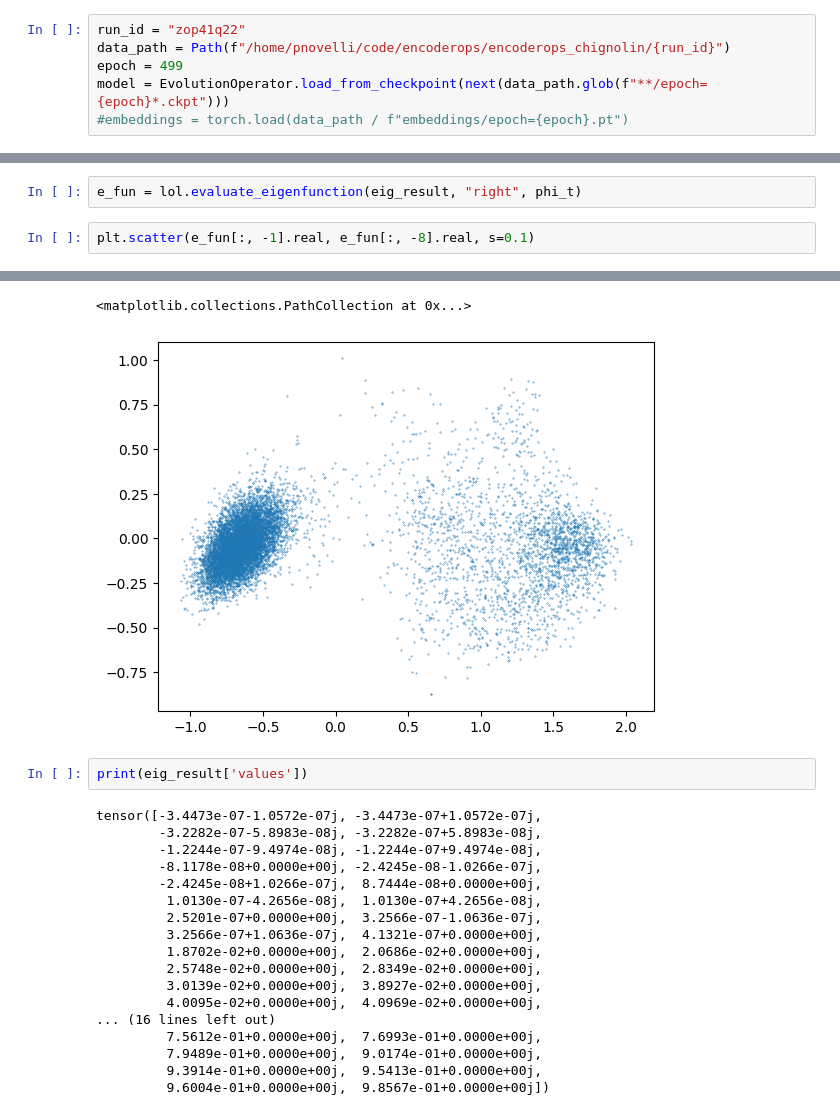
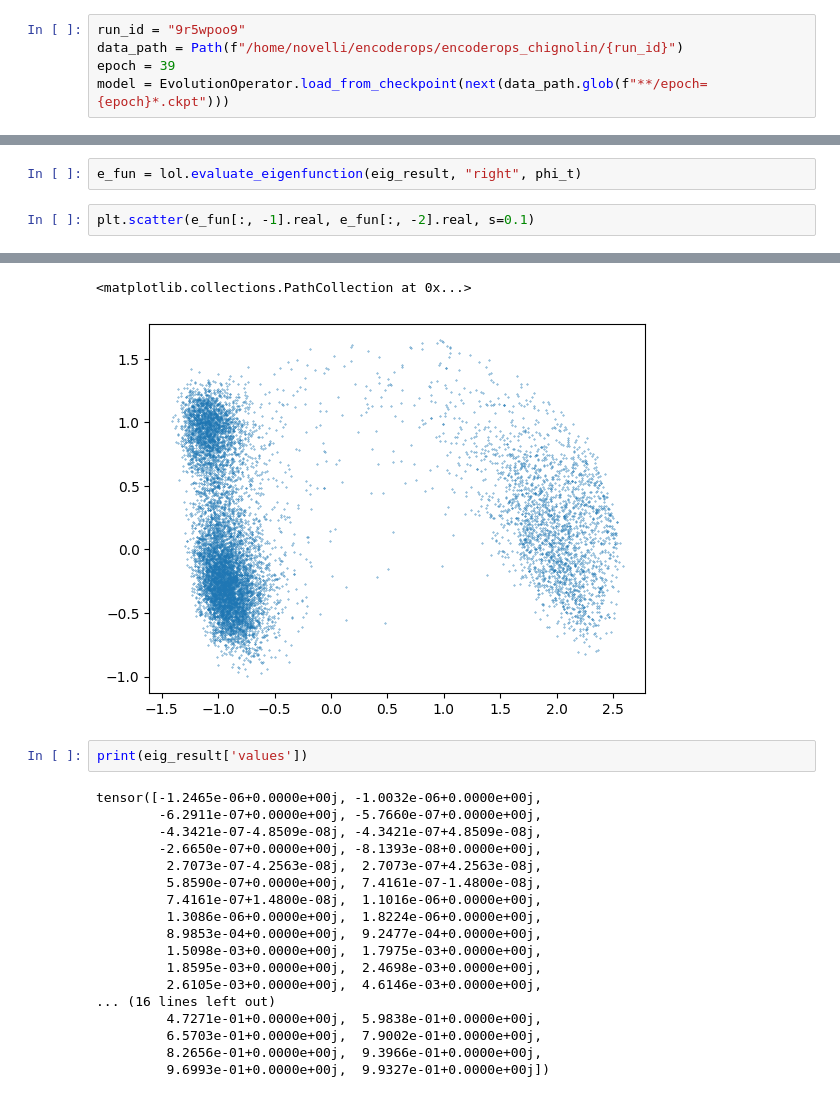
Before and after one commit to pietronvll/encoderops, a Jupyter notebook: scratch.ipynb, the cells around one changed output, grey strips where cells are left out. Drawn from its saved outputs; the diff is of its cells as text.

```diff
--- a/scratch.ipynb
+++ b/scratch.ipynb
@@ -6,11 +6,10 @@ from src.model import EvolutionOperator
 import linear_operator_learning.nn as lol
 treescope.basic_interactive_setup()
 # %%
-run_id = "zop41q22"
-data_path = Path(f"/home/pnovelli/code/encoderops/encoderops_chignolin/{run_id}")
-epoch = 499
+run_id = "9r5wpoo9"
+data_path = Path(f"/home/novelli/encoderops/encoderops_chignolin/{run_id}")
+epoch = 39
 model = EvolutionOperator.load_from_checkpoint(next(data_path.glob(f"**/epoch={epoch}*.ckpt")))
-#embeddings = torch.load(data_path / f"embeddings/epoch={epoch}.pt")
 # %%
 import os
 import pickle
@@ -135,28 +136,28 @@ eig_result = lol.eig(markov_model, cov_XY)
 # %%
 e_fun = lol.evaluate_eigenfunction(eig_result, "right", phi_t)
 # %%
-plt.scatter(e_fun[:, -1].real, e_fun[:, -8].real, s=0.1)
+plt.scatter(e_fun[:, -1].real, e_fun[:, -2].real, s=0.1)
 # %% [output]
 [interactive output not drawn]
 <matplotlib.collections.PathCollection at 0x...>
-[figure, old version]
+[figure, new version]
 # %%
 print(eig_result['values'])
 # %% [output]
-tensor([-3.4473e-07-1.0572e-07j, -3.4473e-07+1.0572e-07j,
-        -3.2282e-07-5.8983e-08j, -3.2282e-07+5.8983e-08j,
-        -1.2244e-07-9.4974e-08j, -1.2244e-07+9.4974e-08j,
-        -8.1178e-08+0.0000e+00j, -2.4245e-08-1.0266e-07j,
-        -2.4245e-08+1.0266e-07j,  8.7444e-08+0.0000e+00j,
-         1.0130e-07-4.2656e-08j,  1.0130e-07+4.2656e-08j,
-         2.5201e-07+0.0000e+00j,  3.2566e-07-1.0636e-07j,
-         3.2566e-07+1.0636e-07j,  4.1321e-07+0.0000e+00j,
-         1.8702e-02+0.0000e+00j,  2.0686e-02+0.0000e+00j,
-         2.5748e-02+0.0000e+00j,  2.8349e-02+0.0000e+00j,
-         3.0139e-02+0.0000e+00j,  3.8927e-02+0.0000e+00j,
-         4.0095e-02+0.0000e+00j,  4.0969e-02+0.0000e+00j,
+tensor([-1.2465e-06+0.0000e+00j, -1.0032e-06+0.0000e+00j,
+        -6.2911e-07+0.0000e+00j, -5.7660e-07+0.0000e+00j,
+        -4.3421e-07-4.8509e-08j, -4.3421e-07+4.8509e-08j,
+        -2.6650e-07+0.0000e+00j, -8.1393e-08+0.0000e+00j,
+         2.7073e-07-4.2563e-08j,  2.7073e-07+4.2563e-08j,
+         5.8590e-07+0.0000e+00j,  7.4161e-07-1.4800e-08j,
+         7.4161e-07+1.4800e-08j,  1.1016e-06+0.0000e+00j,
+         1.3086e-06+0.0000e+00j,  1.8224e-06+0.0000e+00j,
+         8.9853e-04+0.0000e+00j,  9.2477e-04+0.0000e+00j,
+         1.5098e-03+0.0000e+00j,  1.7975e-03+0.0000e+00j,
+         1.8595e-03+0.0000e+00j,  2.4698e-03+0.0000e+00j,
+         2.6105e-03+0.0000e+00j,  4.6146e-03+0.0000e+00j,
 ... (16 lines left out)
-         7.5612e-01+0.0000e+00j,  7.6993e-01+0.0000e+00j,
-         7.9489e-01+0.0000e+00j,  9.0174e-01+0.0000e+00j,
-         9.3914e-01+0.0000e+00j,  9.5413e-01+0.0000e+00j,
-         9.6004e-01+0.0000e+00j,  9.8567e-01+0.0000e+00j])
+         4.7271e-01+0.0000e+00j,  5.9838e-01+0.0000e+00j,
+         6.5703e-01+0.0000e+00j,  7.9002e-01+0.0000e+00j,
+         8.2656e-01+0.0000e+00j,  9.3966e-01+0.0000e+00j,
+         9.6993e-01+0.0000e+00j,  9.9327e-01+0.0000e+00j])
```
Also changed, not shown: parts of 6 cells of this notebook, 9 other files.
